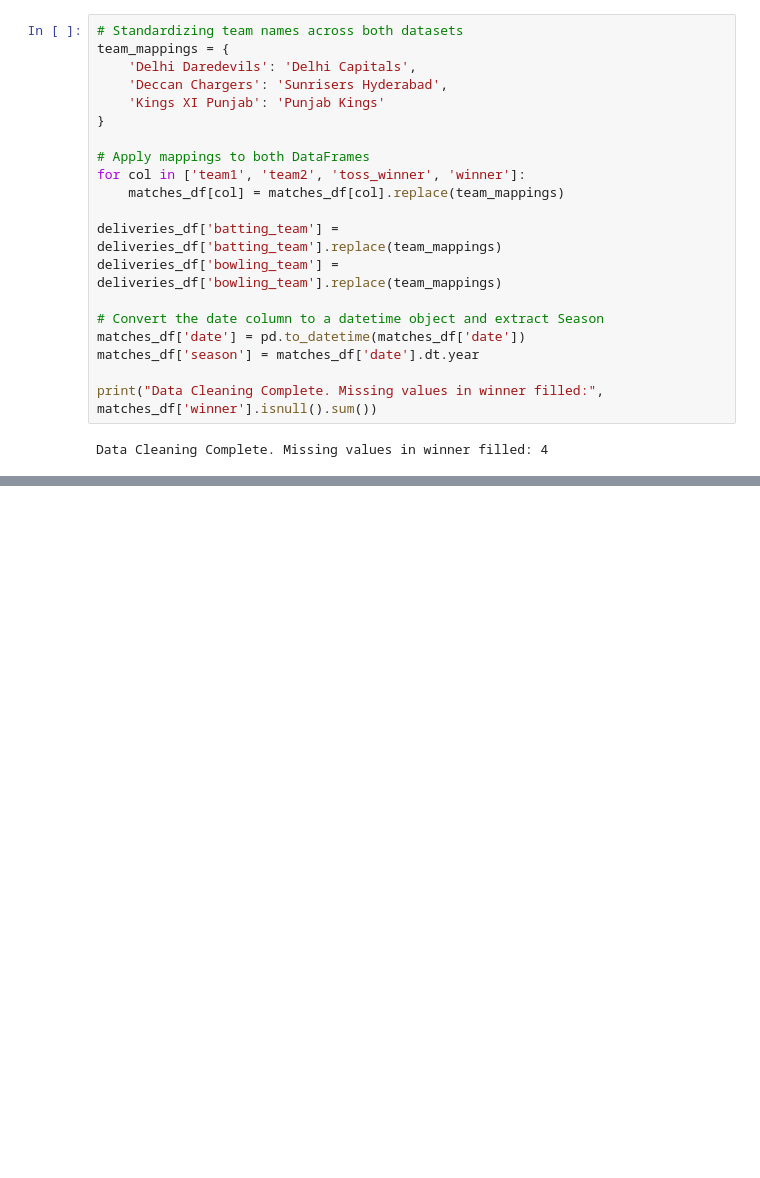
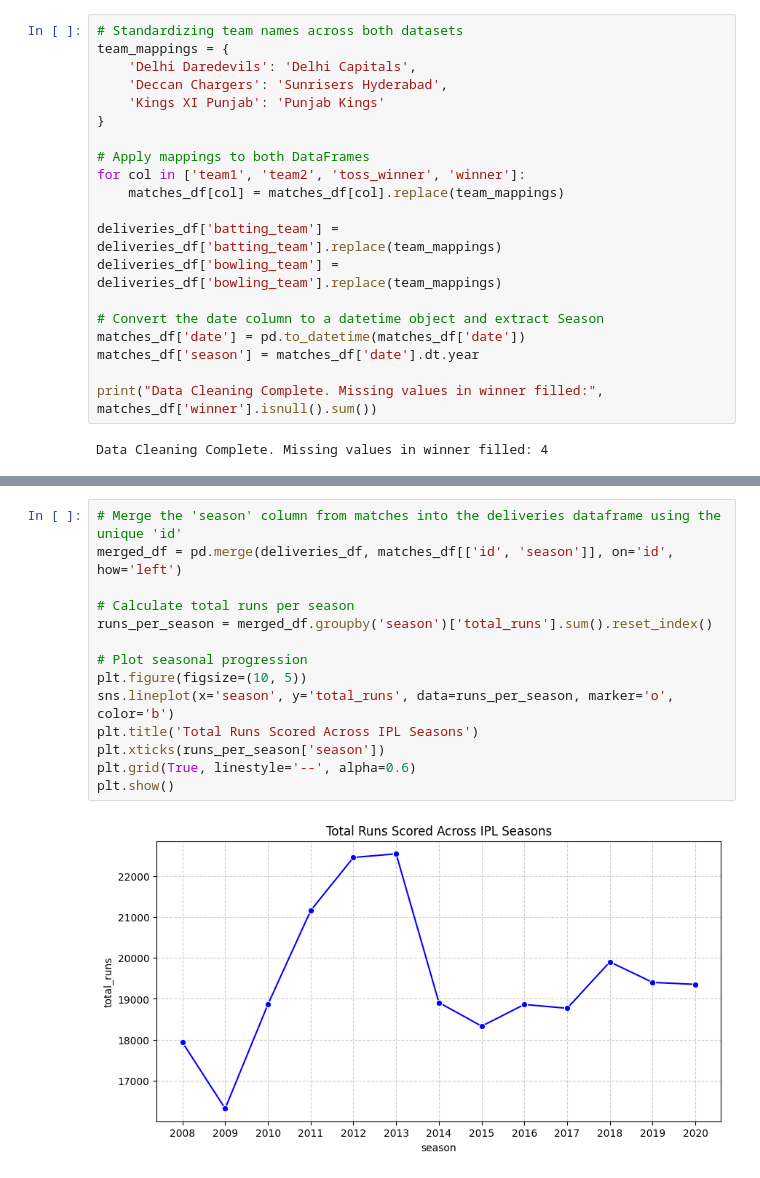
Before and after one commit to arunjthilak80/Data-Science-Projects, a Jupyter notebook: IPL_Dataset.ipynb, the cells around one changed output, grey strips where cells are left out. Cells and saved outputs as stored; diff of their text form; blank space fills up the shorter version.

```diff
--- a/IPL_Dataset.ipynb
+++ b/IPL_Dataset.ipynb
@@ -91,0 +153,16 @@ Data Cleaning Complete. Missing values in winner filled: 4
+# %%
+# Merge the 'season' column from matches into the deliveries dataframe using the unique 'id'
+merged_df = pd.merge(deliveries_df, matches_df[['id', 'season']], on='id', how='left')
+
+# Calculate total runs per season
+runs_per_season = merged_df.groupby('season')['total_runs'].sum().reset_index()
+
+# Plot seasonal progression
+plt.figure(figsize=(10, 5))
+sns.lineplot(x='season', y='total_runs', data=runs_per_season, marker='o', color='b')
+plt.title('Total Runs Scored Across IPL Seasons')
+plt.xticks(runs_per_season['season'])
+plt.grid(True, linestyle='--', alpha=0.6)
+plt.show()
+# %% [output]
+[figure, added]
```
Also changed, not shown: parts of 5 cells of this notebook.
